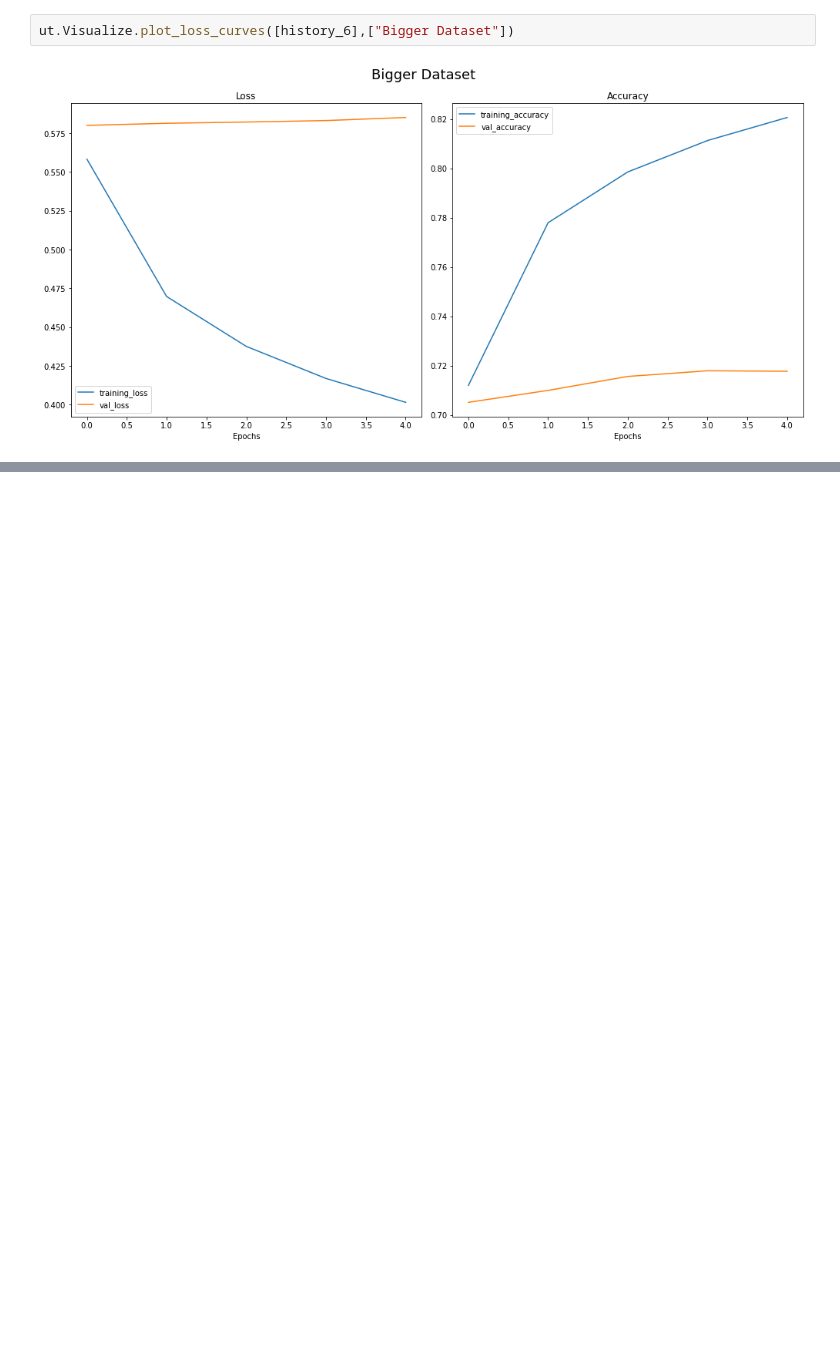
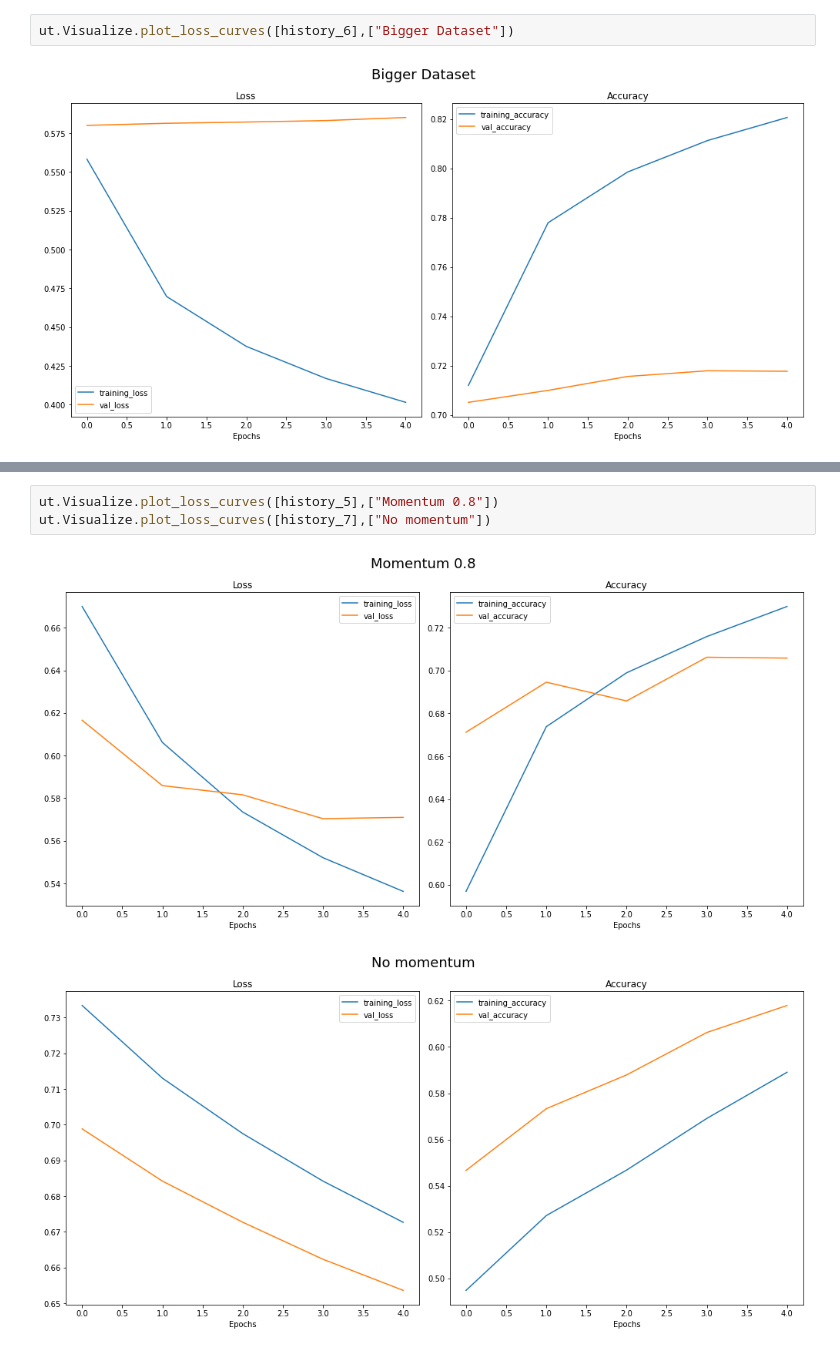
Before and after one commit to jugeekuz/Violence-Detection-Thesis, a Jupyter notebook: violence_detection_CNN_002.ipynb, the cells around one changed output, grey strips where cells are left out. Saved outputs shown, nothing was run; the diff lists cells and outputs as text; blank space fills up the shorter version.

```diff
--- a/violence_detection_CNN_002.ipynb
+++ b/violence_detection_CNN_002.ipynb
@@ -267,0 +308,6 @@ ut.Visualize.plot_loss_curves([history_6],["Bigger Dataset"])
+# %%
+ut.Visualize.plot_loss_curves([history_5],["Momentum 0.8"])
+ut.Visualize.plot_loss_curves([history_7],["No momentum"])
+# %% [output]
+[figure, added]
+[figure, added]
```
Also changed, not shown: parts of 29 cells of this notebook, 2 other files.
